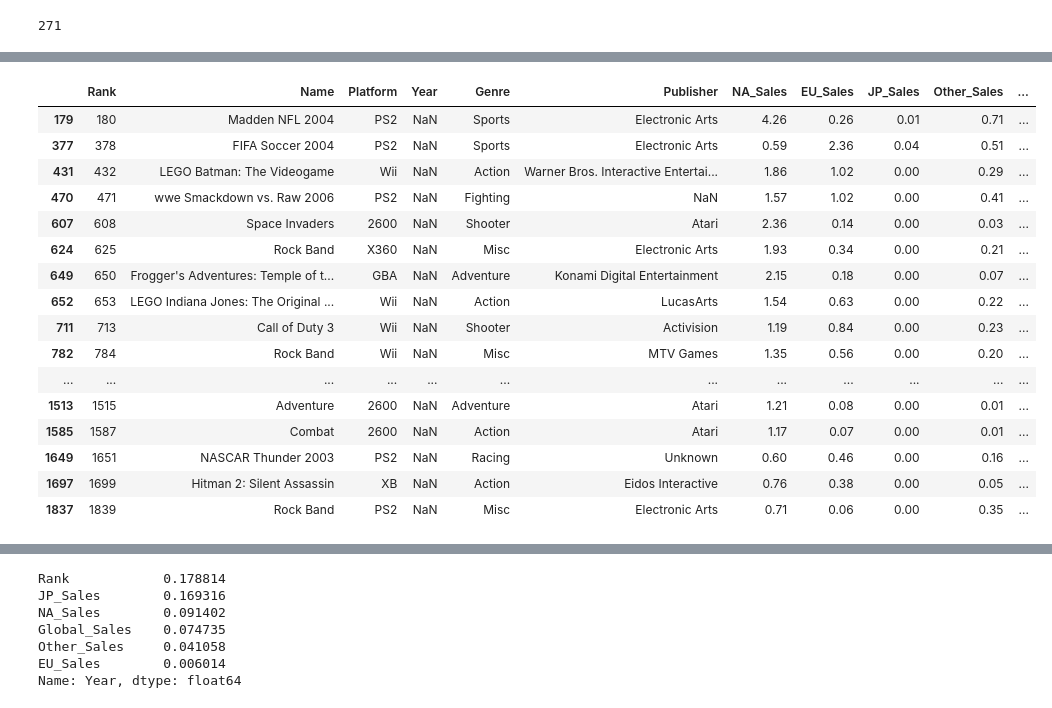
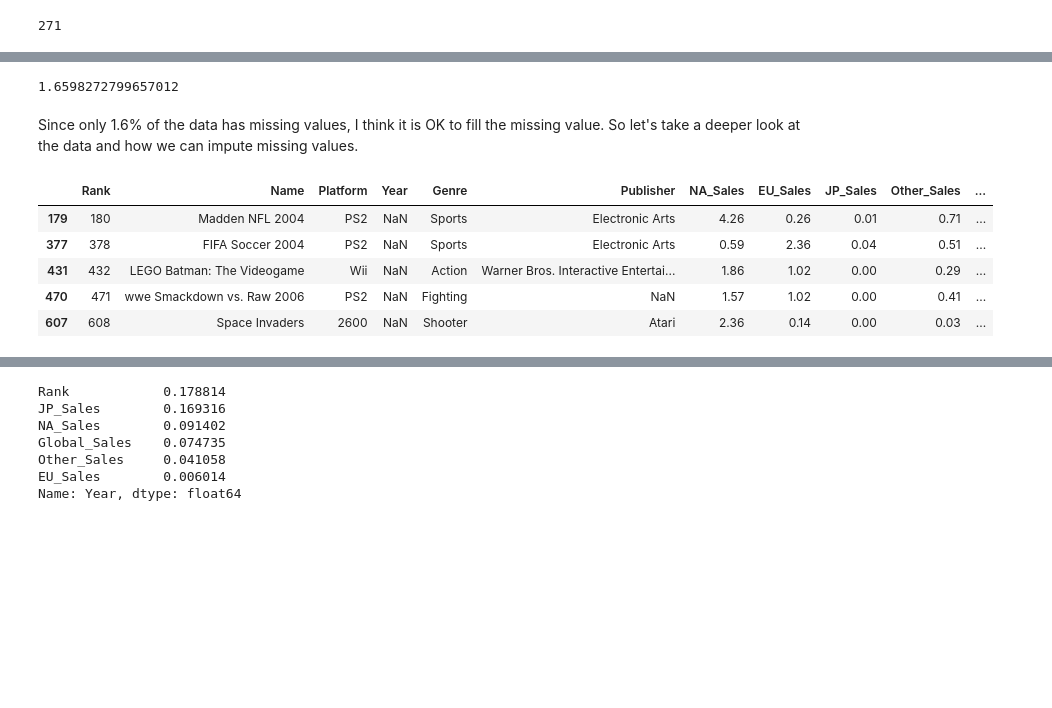
Before and after one commit to RandomY-2/Video_Game_EDA, a Jupyter notebook: video-game-data-analysis.ipynb, the cells around one changed output, grey strips where cells are left out. Cells and saved outputs as stored; diff of their text form; code cells hidden in the pictures; blank space fills up the shorter version.

```diff
--- a/video-game-data-analysis.ipynb
+++ b/video-game-data-analysis.ipynb
@@ -141,20 +121,15 @@ Name: Year, dtype: int64
+# %%
+full_data['Year'].isna().sum() / full_data['Year'].count() * 100
+# %% [output]
+1.6598272799657012
+# %% [markdown]
+Since only 1.6% of the data has missing values, I think it is OK to fill the missing value. So let's take a deeper look at the data and how we can impute missing values.
 # %%
-full_data.loc[full_data['Year'].isna()].head(20)
+full_data.loc[full_data['Year'].isna()].head()
 # %% [output]
 |  | Rank | Name | Platform | Year | Genre | Publisher | NA_Sales | EU_Sales | JP_Sales | Other_Sales | ... |
 | 179 | 180 | Madden NFL 2004 | PS2 | NaN | Sports | Electronic Arts | 4.26 | 0.26 | 0.01 | 0.71 | ... |
 | 377 | 378 | FIFA Soccer 2004 | PS2 | NaN | Sports | Electronic Arts | 0.59 | 2.36 | 0.04 | 0.51 | ... |
 | 431 | 432 | LEGO Batman: The Videogame | Wii | NaN | Action | Warner Bros. Interactive Entertai... | 1.86 | 1.02 | 0.00 | 0.29 | ... |
 | 470 | 471 | wwe Smackdown vs. Raw 2006 | PS2 | NaN | Fighting | NaN | 1.57 | 1.02 | 0.00 | 0.41 | ... |
 | 607 | 608 | Space Invaders | 2600 | NaN | Shooter | Atari | 2.36 | 0.14 | 0.00 | 0.03 | ... |
-| 624 | 625 | Rock Band | X360 | NaN | Misc | Electronic Arts | 1.93 | 0.34 | 0.00 | 0.21 | ... |
-| 649 | 650 | Frogger's Adventures: Temple of t... | GBA | NaN | Adventure | Konami Digital Entertainment | 2.15 | 0.18 | 0.00 | 0.07 | ... |
-| 652 | 653 | LEGO Indiana Jones: The Original ... | Wii | NaN | Action | LucasArts | 1.54 | 0.63 | 0.00 | 0.22 | ... |
-| 711 | 713 | Call of Duty 3 | Wii | NaN | Shooter | Activision | 1.19 | 0.84 | 0.00 | 0.23 | ... |
-| 782 | 784 | Rock Band | Wii | NaN | Misc | MTV Games | 1.35 | 0.56 | 0.00 | 0.20 | ... |
-| ... | ... | ... | ... | ... | ... | ... | ... | ... | ... | ... | ... |
-| 1513 | 1515 | Adventure | 2600 | NaN | Adventure | Atari | 1.21 | 0.08 | 0.00 | 0.01 | ... |
-| 1585 | 1587 | Combat | 2600 | NaN | Action | Atari | 1.17 | 0.07 | 0.00 | 0.01 | ... |
-| 1649 | 1651 | NASCAR Thunder 2003 | PS2 | NaN | Racing | Unknown | 0.60 | 0.46 | 0.00 | 0.16 | ... |
-| 1697 | 1699 | Hitman 2: Silent Assassin | XB | NaN | Action | Eidos Interactive | 0.76 | 0.38 | 0.00 | 0.05 | ... |
-| 1837 | 1839 | Rock Band | PS2 | NaN | Misc | Electronic Arts | 0.71 | 0.06 | 0.00 | 0.35 | ... |
```
Also changed, not shown: parts of 55 cells of this notebook, 6 other files.
